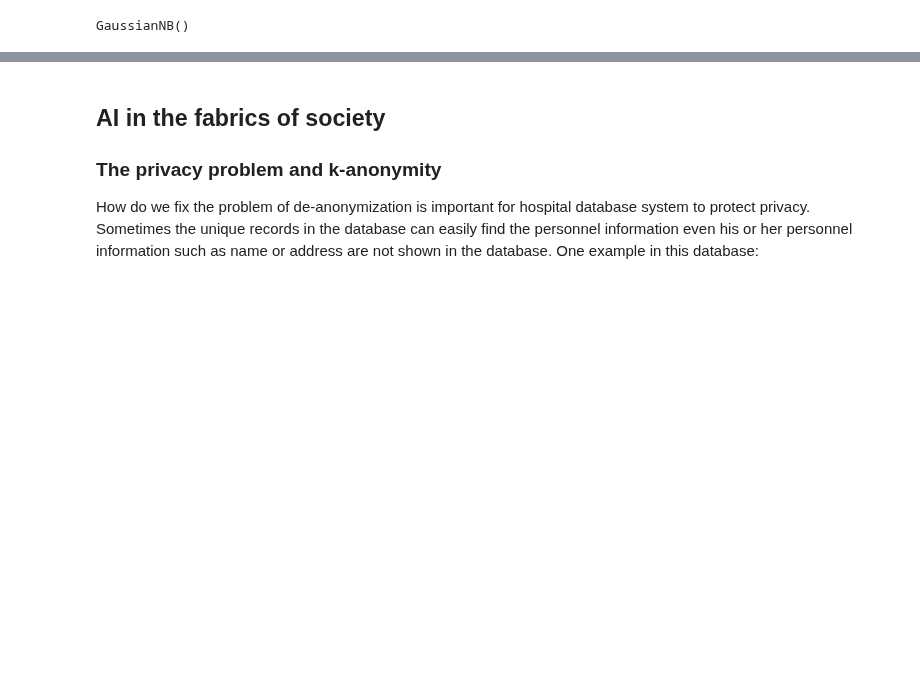
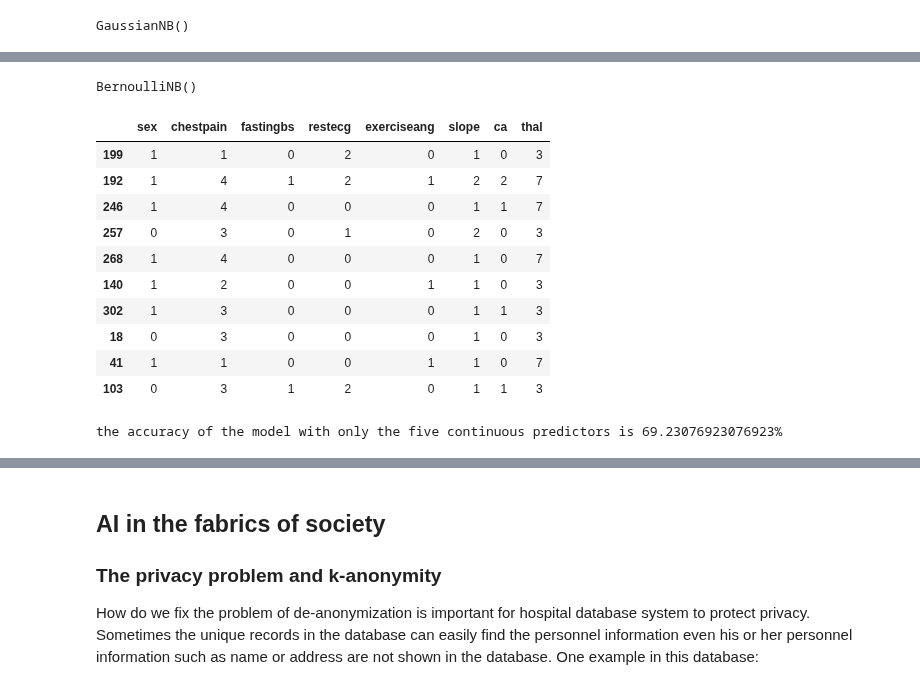
Before and after one commit to aminrahimian/data-for-good, a Jupyter notebook: Naive Bayes Heart Disease Prediction.ipynb, the cells around one changed output, grey strips where cells are left out. Cells and saved outputs as stored; diff of their text form; code cells hidden in the pictures; blank space fills up the shorter version.

```diff
--- a/Naive Bayes Heart Disease Prediction.ipynb
+++ b/Naive Bayes Heart Disease Prediction.ipynb
@@ -244,0 +318,8 @@ Text(0.5, 257.44, 'Predicted Class')
+# %%
+#Rerun the analysis only using continuous predictors for Multinomial Naive Bayes
+#drop non-discrete predictors
+predictors_disc = predictors.drop(['age', 'restbps', 'cholesterol', 'thalach', 'oldpeak'], axis = 'columns')
+# %%
+#split data into 30% test and 70% training, using set random state for reproducibility
+
+x_train_disc, x_test_disc, y_train_disc, y_test_disc =  train_test_split(predictors_disc,target,test_size = 0.3, random_state = 18)
@@ -244,0 +341,21 @@ Text(0.5, 257.44, 'Predicted Class')
+# %%
+#train the model using the Multinomial model probabilities
+model_disc = BernoulliNB()
+model_disc.fit(x_train_disc, y_train_disc)
+# %% [output]
+BernoulliNB()
+# %%
+#first 10 instances from the test set
+x_test_disc[:10]
+# %% [output]
+|  | sex | chestpain | fastingbs | restecg | exerciseang | slope | ca | thal |
+| 199 | 1 | 1 | 0 | 2 | 0 | 1 | 0 | 3 |
+| 192 | 1 | 4 | 1 | 2 | 1 | 2 | 2 | 7 |
+| 246 | 1 | 4 | 0 | 0 | 0 | 1 | 1 | 7 |
+| 257 | 0 | 3 | 0 | 1 | 0 | 2 | 0 | 3 |
+| 268 | 1 | 4 | 0 | 0 | 0 | 1 | 0 | 7 |
+| 140 | 1 | 2 | 0 | 0 | 1 | 1 | 0 | 3 |
+| 302 | 1 | 3 | 0 | 0 | 0 | 1 | 1 | 3 |
+| 18 | 0 | 3 | 0 | 0 | 0 | 1 | 0 | 3 |
+| 41 | 1 | 1 | 0 | 0 | 1 | 1 | 0 | 7 |
+| 103 | 0 | 3 | 1 | 2 | 0 | 1 | 1 | 3 |
@@ -244,0 +369,5 @@ Text(0.5, 257.44, 'Predicted Class')
+# %%
+#print the accuracy
+print('the accuracy of the model with only the five continuous predictors is {0}%'.format(accuracy_disc))
+# %% [output]
+the accuracy of the model with only the five continuous predictors is 69.23076923076923%
```
Also changed, not shown: parts of 25 cells of this notebook.
